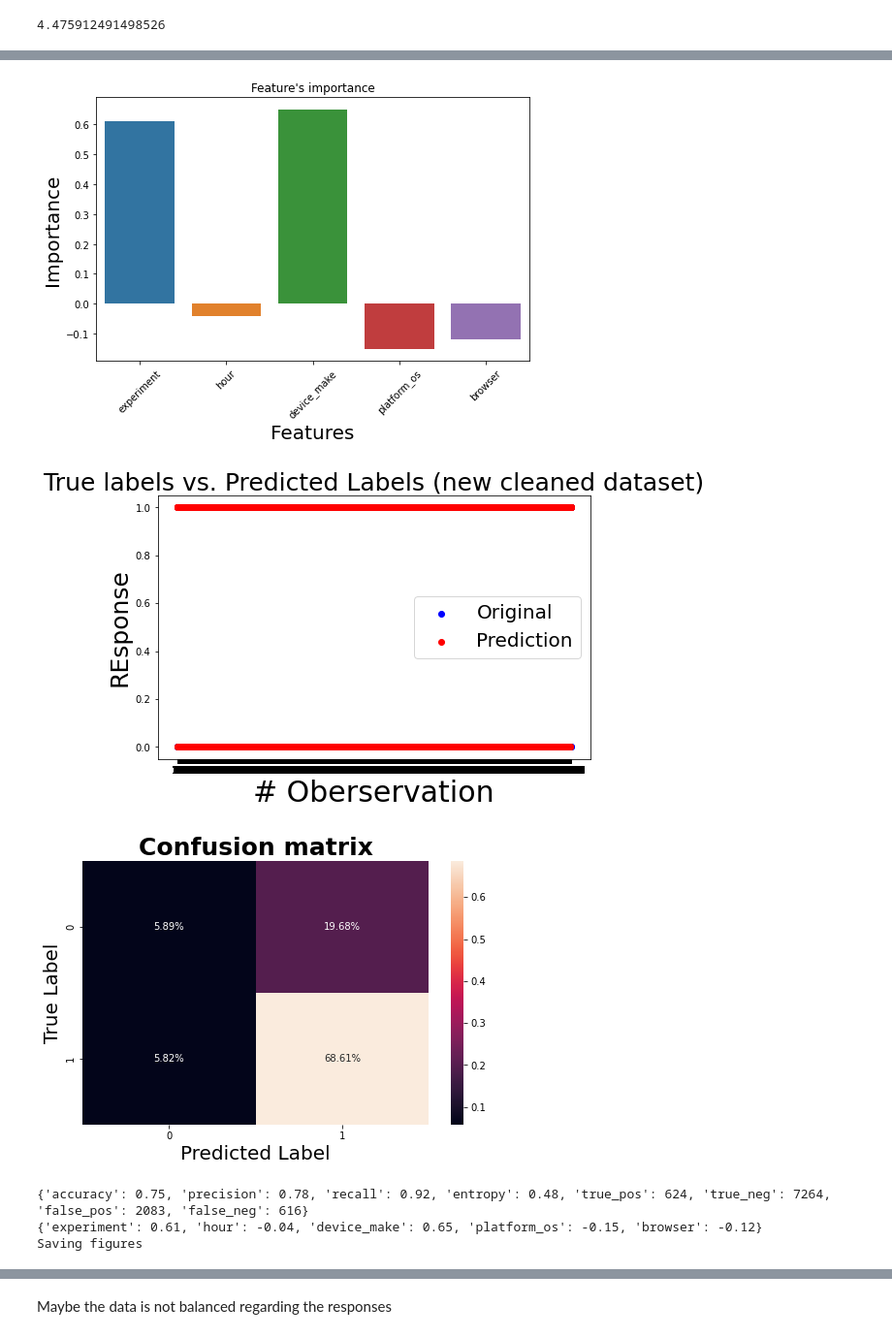
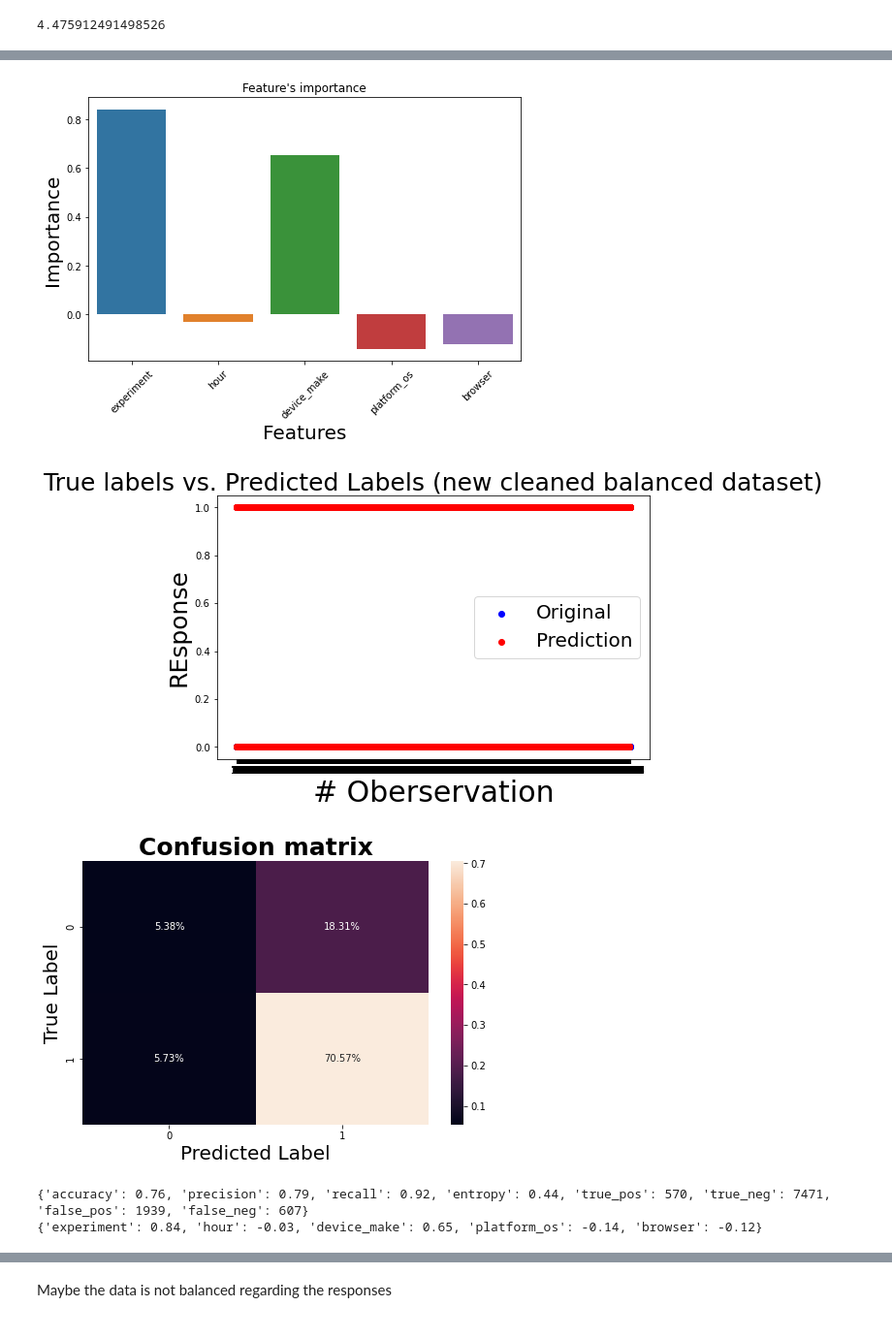
Before and after one commit to 10AcademyAbtestingProject/smartAd-abtesting, a Jupyter notebook: Notebooks/modeling_with_new_data.ipynb, the cells around one changed output, grey strips where cells are left out. Shown: that part at 97% size. Saved outputs shown, nothing was run; the diff lists cells and outputs as text; code cells hidden in the pictures.

Commit message:
notebook: Clean up and add descriptions

```diff
--- a/Notebooks/modeling_with_new_data.ipynb
+++ b/Notebooks/modeling_with_new_data.ipynb
@@ -184,9 +266,10 @@ This might cause problems. We have almost 5 times as much samples for exposed us
 # %%
 exposed = clean_df[clean_df['experiment']=='exposed'].reset_index(drop=True)
+exposed = shuffle(exposed).reset_index(drop=True)
 control = clean_df[clean_df['experiment']=='control'].reset_index(drop=True)
-balanced_df = control.append(exposed.loc[:len(control), :])
+balanced_by_experiment = control.append(exposed.loc[:len(control), :])
 
-balanced_df = shuffle(balanced_df).reset_index(drop=True)
+balanced_by_experiment = shuffle(balanced_by_experiment).reset_index(drop=True)
 # %%
-x = balanced_df.drop(columns=['yes'])
-y = balanced_df['yes'].values
+x = balanced_by_experiment.drop(columns=['yes'])
+y = balanced_by_experiment['yes'].values
@@ -196,14 +276,13 @@ y = balanced_df['yes'].values
 # %%
 model = LogisticRegression()
 run_train_pipeline(model, x, y,
-                experiment_name='new cleaned dataset',
+                experiment_name='new cleaned balanced dataset',
                 run_name='logistic regression')
 
 mlflow.end_run()
 # %% [output]
-[figure, old version]
+[figure, new version]
-[figure, old version]
+[figure, new version]
-[figure, old version]
+[figure, new version]
-{'accuracy': 0.75, 'precision': 0.78, 'recall': 0.92, 'entropy': 0.48, 'true_pos': 624, 'true_neg': 7264, 'false_pos': 2083, 'false_neg': 616}
-{'experiment': 0.61, 'hour': -0.04, 'device_make': 0.65, 'platform_os': -0.15, 'browser': -0.12}
-Saving figures
+{'accuracy': 0.76, 'precision': 0.79, 'recall': 0.92, 'entropy': 0.44, 'true_pos': 570, 'true_neg': 7471, 'false_pos': 1939, 'false_neg': 607}
+{'experiment': 0.84, 'hour': -0.03, 'device_make': 0.65, 'platform_os': -0.14, 'browser': -0.12}
```
Also changed, not shown: parts of 33 cells of this notebook, 48 other files.
